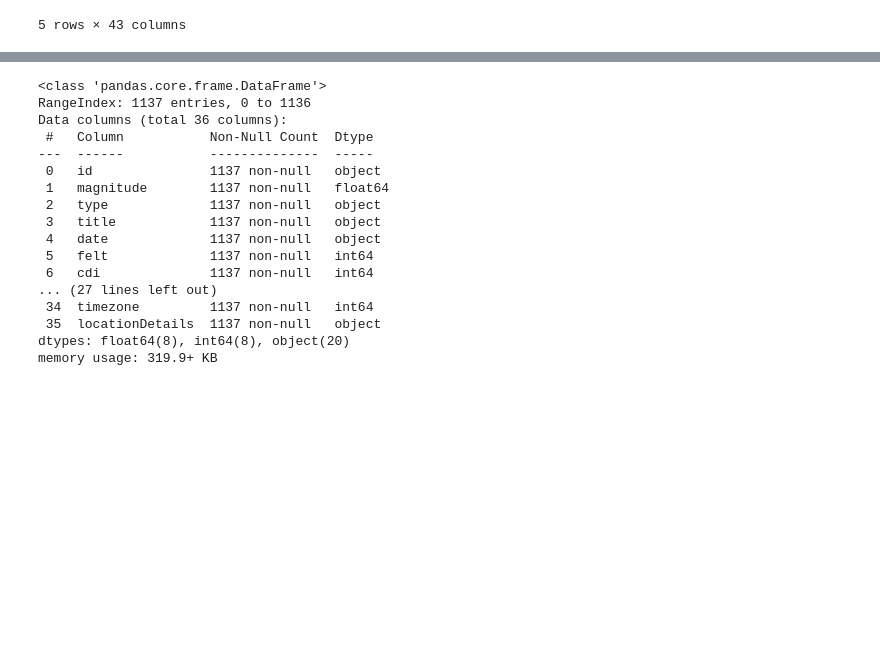
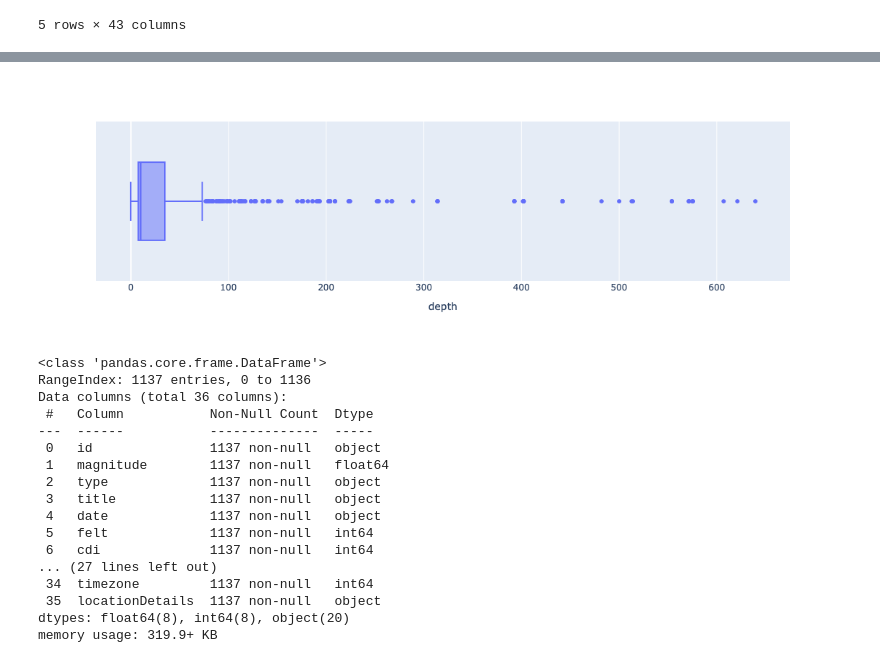
Before and after one commit to Lucas05DEV/gc24-Attack-on-Python, a Jupyter notebook: attack_on_python.ipynb, the cells around one changed output, grey strips where cells are left out. Saved outputs shown, nothing was run; the diff lists cells and outputs as text; code cells hidden in the pictures; blank space fills up the shorter version.

```diff
--- a/attack_on_python.ipynb
+++ b/attack_on_python.ipynb
@@ -32,3 +24,7 @@ df_dropped.head()
+# %%
+px.box(data_frame=df_dropped,x='depth')
+# %% [output]
+[figure, added]
 # %%
 df_dropped.info()
 # %% [output]
```
Also changed, not shown: parts of 7 cells of this notebook.
